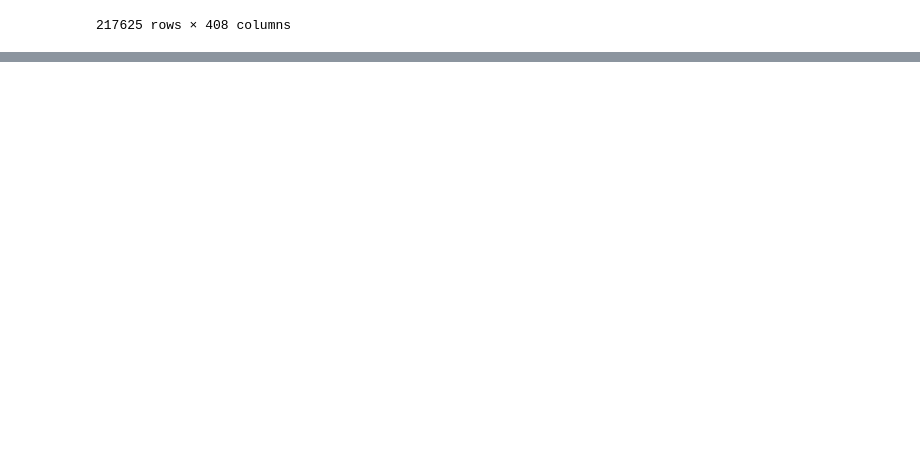
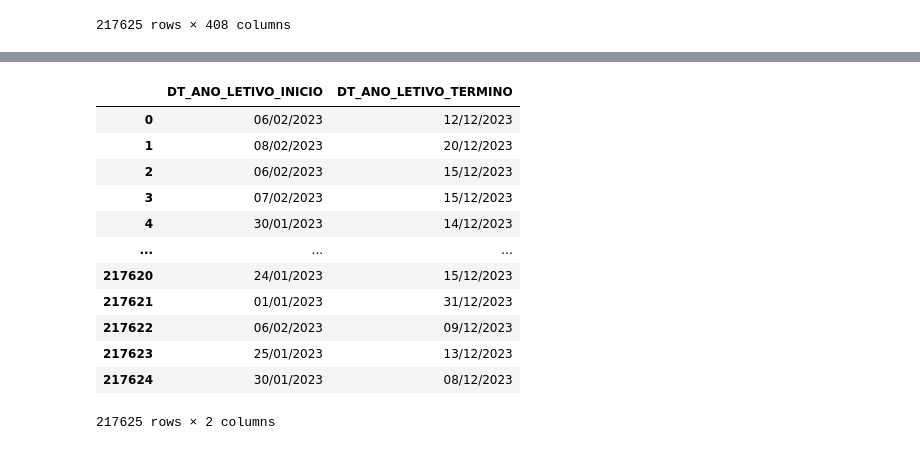
Before and after one commit to Th1agoFarias/Projeto-Censo-Escolar, a Jupyter notebook: notebooks/Censo_Transformer_Notebook.ipynb, the cells around one changed output, grey strips where cells are left out. Cells and saved outputs as stored; diff of their text form; code cells hidden in the pictures; blank space fills up the shorter version.

```diff
--- a/notebooks/Censo_Transformer_Notebook.ipynb
+++ b/notebooks/Censo_Transformer_Notebook.ipynb
@@ -121,0 +143,16 @@ Linhas: 217625, Colunas: 408
+# %%
+df.loc[:, ["DT_ANO_LETIVO_INICIO", "DT_ANO_LETIVO_TERMINO"]]
+# %% [output]
+|  | DT_ANO_LETIVO_INICIO | DT_ANO_LETIVO_TERMINO |
+| 0 | 06/02/2023 | 12/12/2023 |
+| 1 | 08/02/2023 | 20/12/2023 |
+| 2 | 06/02/2023 | 15/12/2023 |
+| 3 | 07/02/2023 | 15/12/2023 |
+| 4 | 30/01/2023 | 14/12/2023 |
+| ... | ... | ... |
+| 217620 | 24/01/2023 | 15/12/2023 |
+| 217621 | 01/01/2023 | 31/12/2023 |
+| 217622 | 06/02/2023 | 09/12/2023 |
+| 217623 | 25/01/2023 | 13/12/2023 |
+| 217624 | 30/01/2023 | 08/12/2023 |
+217625 rows × 2 columns
```
Also changed, not shown: parts of 12 cells of this notebook.
